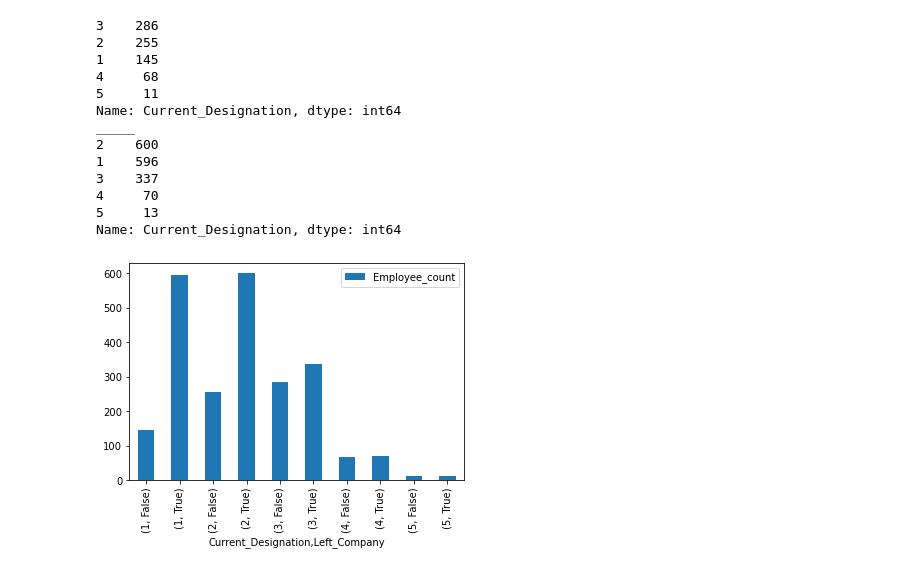
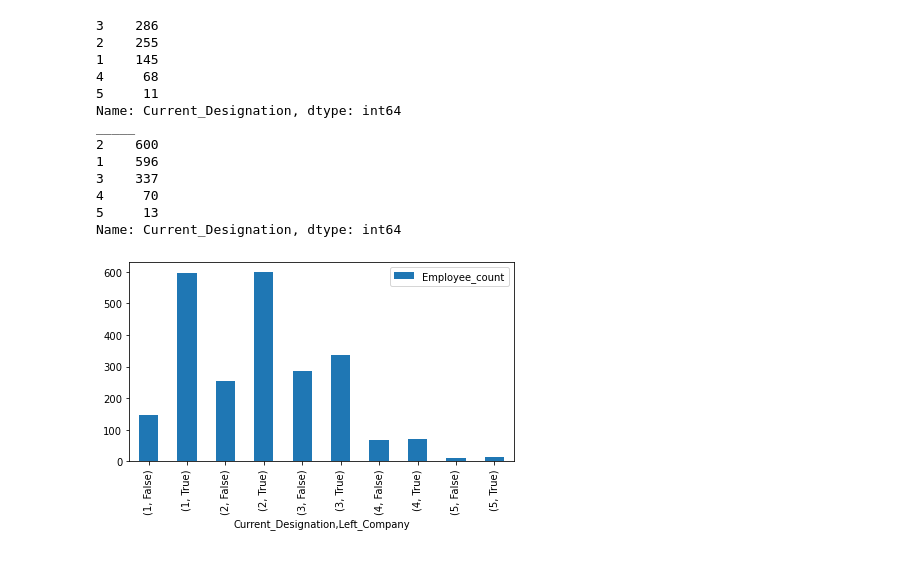
Before and after one commit to shanCH3n/Project1-DAbootcamp-Grp2, a Jupyter notebook: 01_Data/EmployeeAttrition_Leavers.ipynb, the cells around one changed output. Drawn from its saved outputs; the diff is of its cells as text; code cells hidden in the pictures.

Commit message:
update leaversvsStayers picture

```diff
--- a/01_Data/EmployeeAttrition_Leavers.ipynb
+++ b/01_Data/EmployeeAttrition_Leavers.ipynb
@@ -233,11 +230,14 @@ Name: Current_Designation, dtype: int64
 # %%
 gr_new = new_df.groupby(['Current_Designation','Left_Company'])\
 .agg(Employee_count = ('Emp_ID', 'count'))
 gr_new.plot(kind='bar')
+plt.xticks()
+plt.tight_layout()
+plt.savefig('../02_Presentation/LeaversVsStayers_Designation.png')
 plt.show()
 # plt.bar(gr_new['Current_Designation'],gr_new[])
 # %% [output]
-[figure, old version]
+[figure, new version]
 # %%
 
 
```
Also changed, not shown: parts of 7 cells of this notebook, 2 other files.
